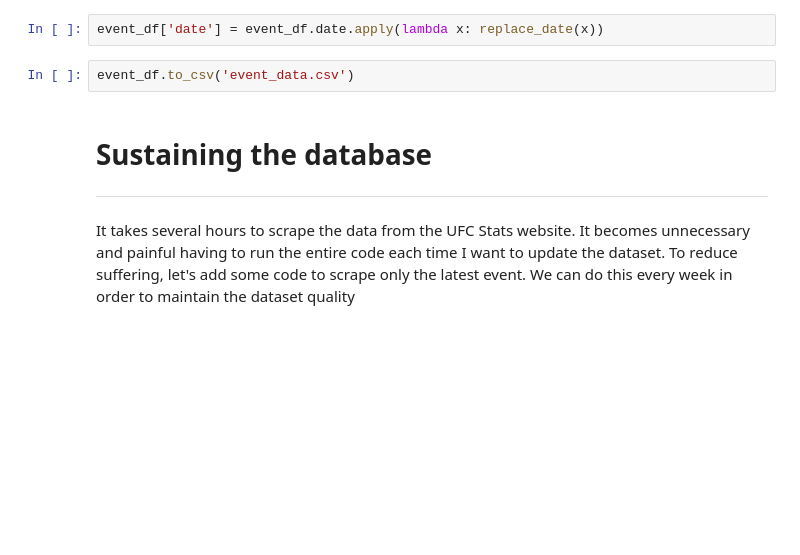
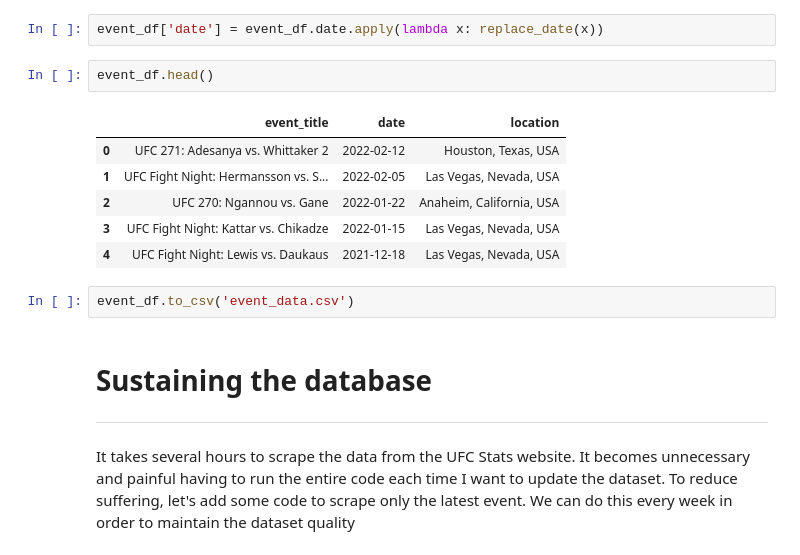
Before and after one commit to ayanga1998/UFC_Dashboard, a Jupyter notebook: Data_Collection.ipynb, the cells around one changed output. Drawn from its saved outputs; the diff is of its cells as text; blank space fills up the shorter version.

```diff
--- a/Data_Collection.ipynb
+++ b/Data_Collection.ipynb
@@ -254,6 +268,15 @@ def replace_date(text):
     return text
 # %%
 event_df['date'] = event_df.date.apply(lambda x: replace_date(x))
+# %%
+event_df.head()
+# %% [output]
+|  | event_title | date | location |
+| 0 | UFC 271: Adesanya vs. Whittaker 2 | 2022-02-12 | Houston, Texas, USA |
+| 1 | UFC Fight Night: Hermansson vs. S... | 2022-02-05 | Las Vegas, Nevada, USA |
+| 2 | UFC 270: Ngannou vs. Gane | 2022-01-22 | Anaheim, California, USA |
+| 3 | UFC Fight Night: Kattar vs. Chikadze | 2022-01-15 | Las Vegas, Nevada, USA |
+| 4 | UFC Fight Night: Lewis vs. Daukaus | 2021-12-18 | Las Vegas, Nevada, USA |
 # %%
 event_df.to_csv('event_data.csv')
 # %% [markdown]
```
Also changed, not shown: parts of 4 cells of this notebook.
